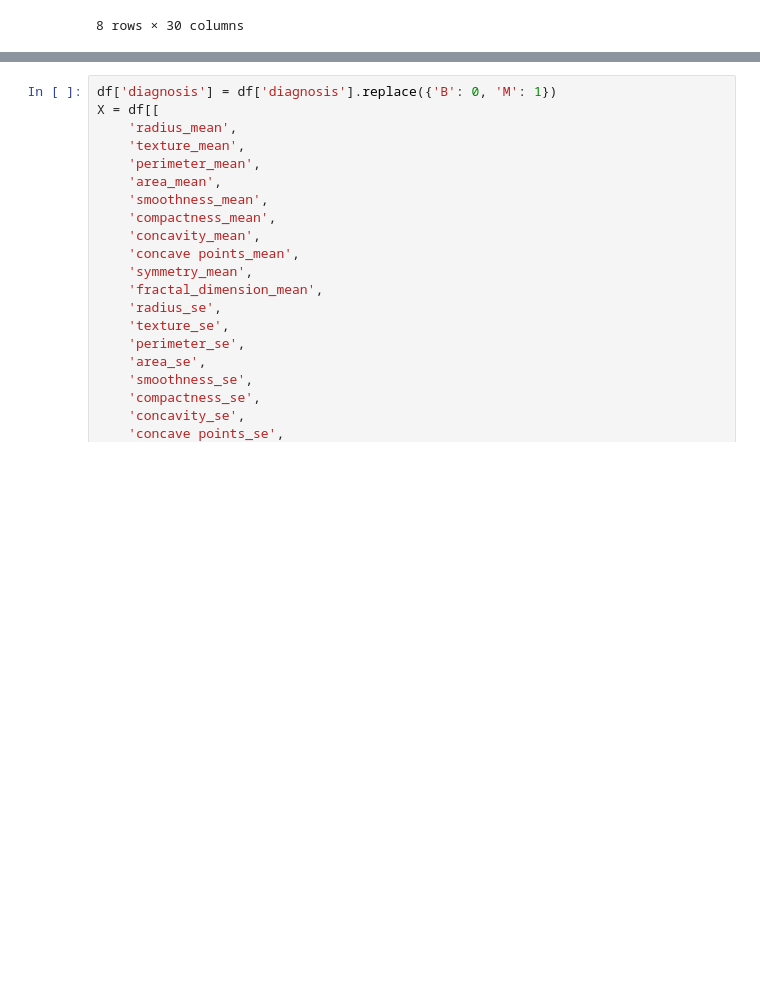
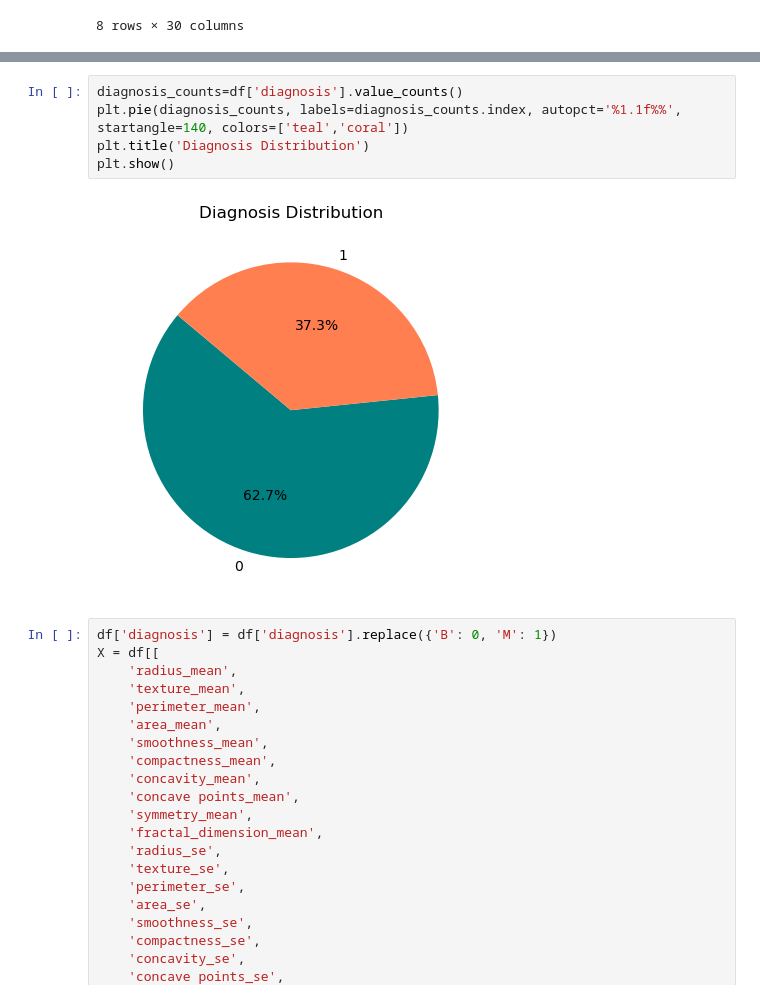
Before and after one commit to georgiarov/ML, a Jupyter notebook: project_code.ipynb, the cells around one changed output, grey strips where cells are left out. Cells and saved outputs as stored; diff of their text form; blank space fills up the shorter version.

```diff
--- a/project_code.ipynb
+++ b/project_code.ipynb
@@ -97,3 +99,10 @@ plt.show()
+# %%
+diagnosis_counts=df['diagnosis'].value_counts()
+plt.pie(diagnosis_counts, labels=diagnosis_counts.index, autopct='%1.1f%%', startangle=140, colors=['teal','coral'])
+plt.title('Diagnosis Distribution')
+plt.show()
+# %% [output]
+[figure, added]
 # %%
 df['diagnosis'] = df['diagnosis'].replace({'B': 0, 'M': 1})
 X = df[[
```
Also changed, not shown: parts of 10 cells of this notebook.
